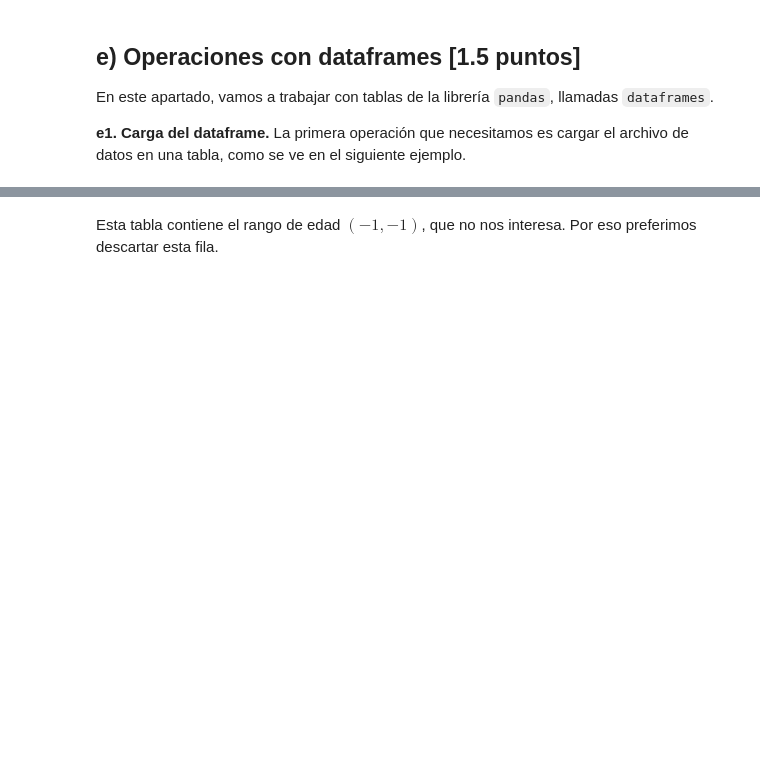
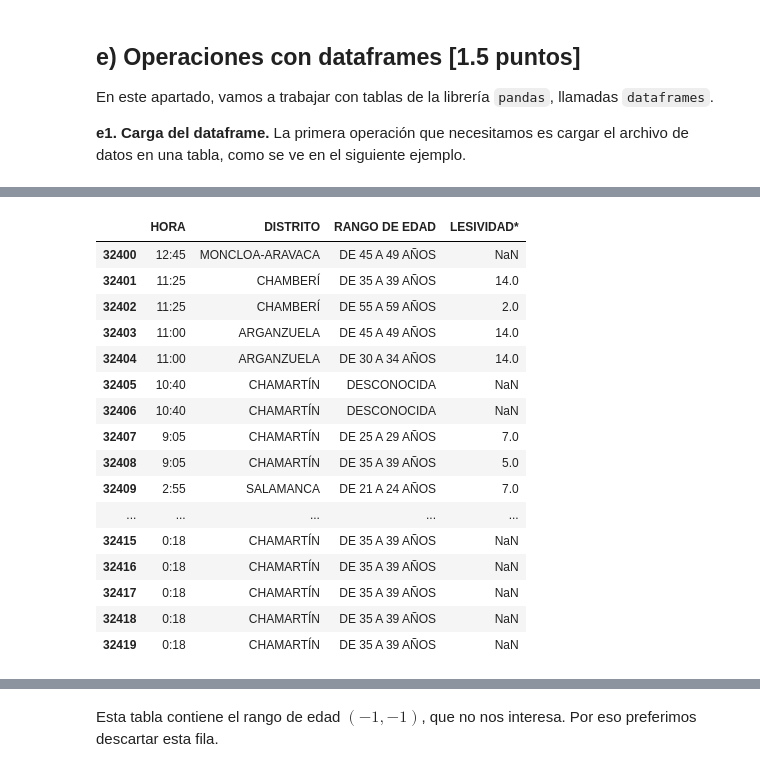
Before and after one commit to esterfb3397/programing-python, a Jupyter notebook: accidentes_en_madrid_esther.ipynb, the cells around one changed output, grey strips where cells are left out. Drawn from its saved outputs; the diff is of its cells as text; code cells hidden in the pictures; blank space fills up the shorter version.

```diff
--- a/accidentes_en_madrid_esther.ipynb
+++ b/accidentes_en_madrid_esther.ipynb
@@ -708,0 +713,20 @@ df = pd.read_table("2020_Accidentalidad.csv",header = 0,sep = ";",encoding = "is
+# %%
+tabla_pre.tail(20)
+# %% [output]
+|  | HORA | DISTRITO | RANGO DE EDAD | LESIVIDAD* |
+| 32400 | 12:45 | MONCLOA-ARAVACA | DE 45 A 49 AÑOS | NaN |
+| 32401 | 11:25 | CHAMBERÍ | DE 35 A 39 AÑOS | 14.0 |
+| 32402 | 11:25 | CHAMBERÍ | DE 55 A 59 AÑOS | 2.0 |
+| 32403 | 11:00 | ARGANZUELA | DE 45 A 49 AÑOS | 14.0 |
+| 32404 | 11:00 | ARGANZUELA | DE 30 A 34 AÑOS | 14.0 |
+| 32405 | 10:40 | CHAMARTÍN | DESCONOCIDA | NaN |
+| 32406 | 10:40 | CHAMARTÍN | DESCONOCIDA | NaN |
+| 32407 | 9:05 | CHAMARTÍN | DE 25 A 29 AÑOS | 7.0 |
+| 32408 | 9:05 | CHAMARTÍN | DE 35 A 39 AÑOS | 5.0 |
+| 32409 | 2:55 | SALAMANCA | DE 21 A 24 AÑOS | 7.0 |
+| ... | ... | ... | ... | ... |
+| 32415 | 0:18 | CHAMARTÍN | DE 35 A 39 AÑOS | NaN |
+| 32416 | 0:18 | CHAMARTÍN | DE 35 A 39 AÑOS | NaN |
+| 32417 | 0:18 | CHAMARTÍN | DE 35 A 39 AÑOS | NaN |
+| 32418 | 0:18 | CHAMARTÍN | DE 35 A 39 AÑOS | NaN |
+| 32419 | 0:18 | CHAMARTÍN | DE 35 A 39 AÑOS | NaN |
```
Also changed, not shown: parts of 27 cells of this notebook.
